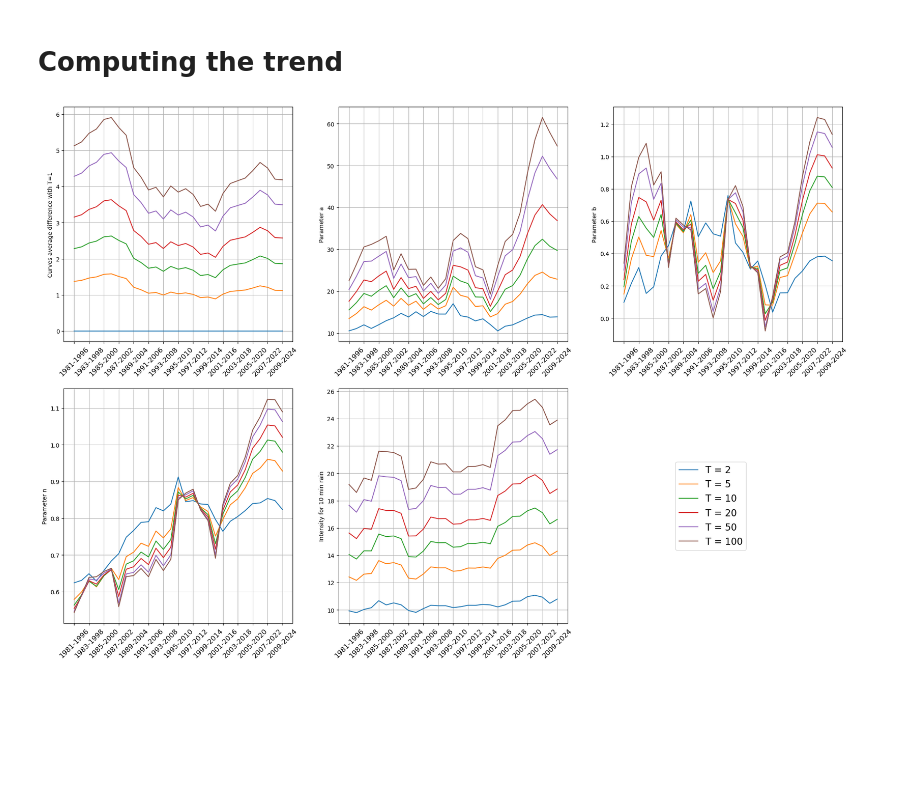
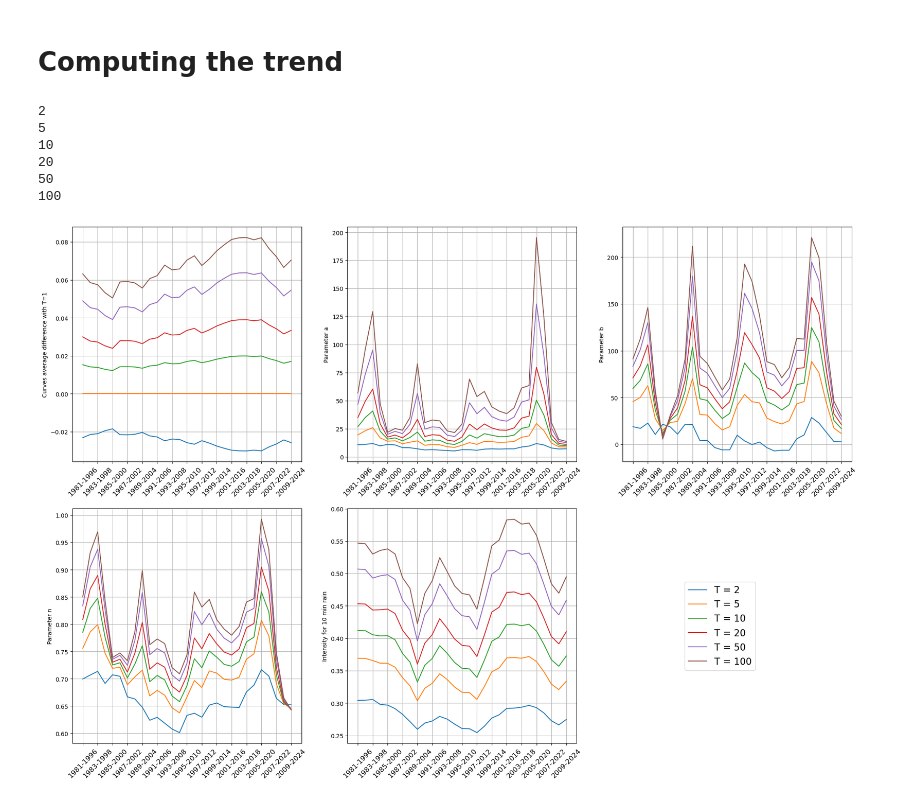
Before and after one commit to Eugnmttx/RainAnalysis, a Jupyter notebook: Version1/IDF_trend.ipynb, the cells around one changed output. Drawn from its saved outputs; the diff is of its cells as text; code cells hidden in the pictures; blank space fills up the shorter version.

```diff
--- a/Version1/IDF_trend.ipynb
+++ b/Version1/IDF_trend.ipynb
@@ -15,7 +15,7 @@ from functools import partial
 L'extraction des données est la même que pour les autres scripts, mais ici eviter d'utiliser temp=1 car la methode finale est basée sur l'idée d'un processus en minutes
 # %%
 Station = ['Aigle','Dole','Payerne','Fretaz','Pully','Nyon']
-num_sta = 4 # Choix de la station
+num_sta = 0 # Choix de la station
 Annees = [['8095','9524'],['8024']]
 Temporalité = ['Minutes','Heures']
 Temporalité2 = ['10 Minutes', 'Heures']
@@ -38,7 +38,7 @@ df.time = pd.to_datetime(df['time'], yearfirst=True, utc=False, format='%Y%m%d%H
 df.replace('-', 0, inplace=True)
 df = df[~df.time.dt.year.isin([2025, 1980])] # J'enlève les années incomplètes manuellement
 # %%
-N = np.array([1,2,3,4,5,6,7,8,9,10,11,12])
+N = np.array([1,2,3,4,5,6,7,8,9,10,11,12])*6*24
 colonne_valeur = df.columns[1]
 
 width_mobile = 15
@@ -158,9 +158,9 @@ for j in range(num_mobiles):
 # %%
 plt.figure()
 plt.subplot()
-j = 0
+j = 6
 for i, t in enumerate(T):
-    p1, = plt.plot(np.linspace(1,15,1000), montana_complexe(a[j,i],b[j,i],n[j,i],np.linspace(1,15,1000)), '-', label=f'Pluie de temps de retour = {t} années')
+    p1, = plt.plot(np.linspace(N[0],N[-1],1000), montana_complexe(a[j,i],b[j,i],n[j,i],np.linspace(N[0],N[-1],1000)), '-', label=f'Pluie de temps de retour = {t} années')
     color = p1.get_color()
     plt.plot(N, Frequencies[j,:,i],'x',color=color)
 plt.xlabel('Durée de la pluie [10min]')
@@ -168,8 +168,7 @@ plt.ylabel('Précipitations maximales [mm/10min]')
 plt.title(Station[num_sta]+f': {first_year+j}-{first_year+j+width_mobile}')
 plt.xscale('log')
 plt.yscale('log')
-plt.xlim(1,15)
-plt.ylim(1, 70)
+plt.xlim(N[0],N[-1])
 plt.grid(True)
 plt.legend()
 plt.tight_layout()
@@ -179,49 +178,57 @@ plt.show()
 # %% [markdown]
 # Computing the trend
 # %%
-def curves_diff(i1,i2,precision):
-    N = np.arange(1,12,precision)
+def curves_diff(i1,i2,agg,precision):
+    N = np.arange(agg[0],agg[-1],precision)
     mtn1 = montana_complexe_2D(a[:,i1],b[:,i1],n[:,i1],N)
     mtn2 = montana_complexe_2D(a[:,i2],b[:,i2],n[:,i2],N)
     return np.sum(mtn2 - mtn1, axis=1) / len(N)
 # %%
-i1 = 0
+i1 = 1
+k=0
 x_labels = [f"{first_year+2*i}-{first_year+2*i+width_mobile}" for i in range(num_mobiles//2+1)]
 
 plt.figure(figsize=(24, 16))
 
 for i, t in enumerate(T):
+    print(t)
     plt.subplot(2,3,1)
-    plt.plot(1981+np.arange(num_mobiles),curves_diff(i1,i,0.0001), label=f'T = {t}')
+    plt.plot(1981+np.arange(num_mobiles),curves_diff(i1,i,N,0.0001), label=f'T = {t}')
     plt.grid('on')
     plt.ylabel('Curves average difference with T=1')
     plt.xticks(1981+np.arange(0,num_mobiles+1,2), x_labels, rotation=45, fontsize=12)
 
 
     plt.subplot(2,3,2)
     plt.plot(1981+np.arange(num_mobiles),a[:,i], label=f'T = {t}')
     plt.grid('on')
     plt.ylabel('Parameter a')
     plt.xticks(1981+np.arange(0,num_mobiles+1,2), x_labels, rotation=45, fontsize=12)
 
 
     plt.subplot(2,3,3)
     plt.plot(1981+np.arange(num_mobiles),b[:,i], label=f'T = {t}')
     plt.grid('on')
     plt.ylabel('Parameter b')
     plt.xticks(1981+np.arange(0,num_mobiles+1,2), x_labels, rotation=45, fontsize=12)
 
     plt.subplot(2,3,4)
     plt.plot(1981+np.arange(num_mobiles),n[:,i], label=f'T = {t}')
     plt.grid('on')
     plt.ylabel('Parameter n')
     plt.xticks(1981+np.arange(0,num_mobiles+1,2), x_labels, rotation=45, fontsize=12)
 
     plt.subplot(2,3,5)
-    plt.plot(1981+np.arange(num_mobiles), montana_complexe(a[:,i], b[:,i], n[:,i], 1), label=f'T = {t}')
+    plt.plot(1981+np.arange(num_mobiles), montana_complexe(a[:,i], b[:,i], n[:,i], N[k]), label=f'T = {t}')
     plt.grid('on')
     plt.ylabel('Intensity for 10 min rain')
     plt.legend(loc='center right', bbox_to_anchor=(1.8,0.5), fontsize=16)
     plt.xticks(1981+np.arange(0,num_mobiles+1,2), x_labels, rotation=45, fontsize=12)
 # %% [output]
+2
+5
+10
+20
+50
+100
-[figure, old version]
+[figure, new version]
```
Also changed, not shown: parts of 3 cells of this notebook.
